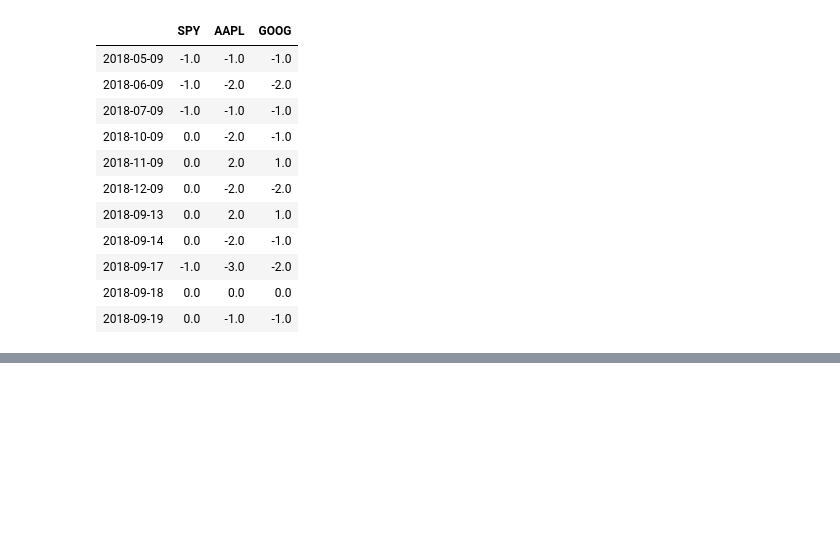
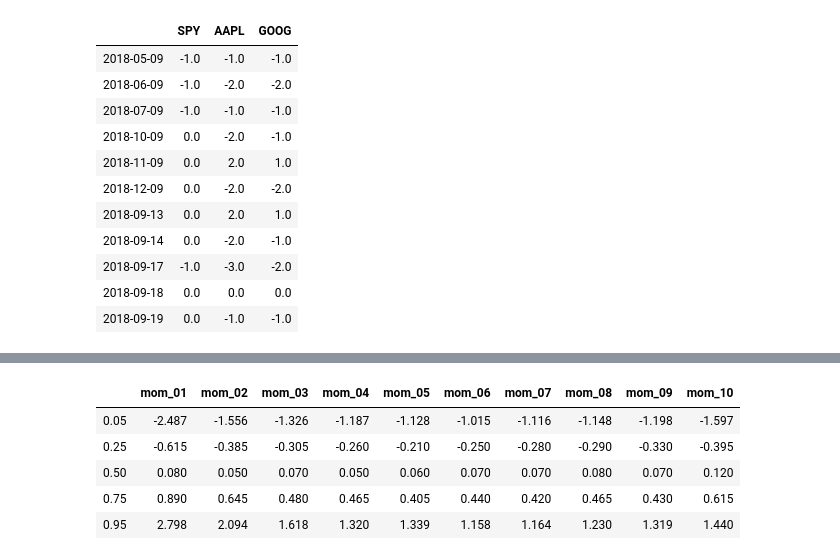
Before and after one commit to bashtage/python-introduction, a Jupyter notebook: solutions/introduction/lesson-9.ipynb, the cells around one changed output, grey strips where cells are left out. Saved outputs shown, nothing was run; the diff lists cells and outputs as text; code cells hidden in the pictures; blank space fills up the shorter version.

```diff
--- a/solutions/introduction/lesson-9.ipynb
+++ b/solutions/introduction/lesson-9.ipynb
@@ -184,0 +197,9 @@ floored
+# %%
+momentum.quantile([.05, .25, .5, .75, .95])
+# %% [output]
+|  | mom_01 | mom_02 | mom_03 | mom_04 | mom_05 | mom_06 | mom_07 | mom_08 | mom_09 | mom_10 |
+| 0.05 | -2.487 | -1.556 | -1.326 | -1.187 | -1.128 | -1.015 | -1.116 | -1.148 | -1.198 | -1.597 |
+| 0.25 | -0.615 | -0.385 | -0.305 | -0.260 | -0.210 | -0.250 | -0.280 | -0.290 | -0.330 | -0.395 |
+| 0.50 | 0.080 | 0.050 | 0.070 | 0.050 | 0.060 | 0.070 | 0.070 | 0.080 | 0.070 | 0.120 |
+| 0.75 | 0.890 | 0.645 | 0.480 | 0.465 | 0.405 | 0.440 | 0.420 | 0.465 | 0.430 | 0.615 |
+| 0.95 | 2.798 | 2.094 | 1.618 | 1.320 | 1.339 | 1.158 | 1.164 | 1.230 | 1.319 | 1.440 |
```
Also changed, not shown: parts of 15 cells of this notebook, 37 other files.
